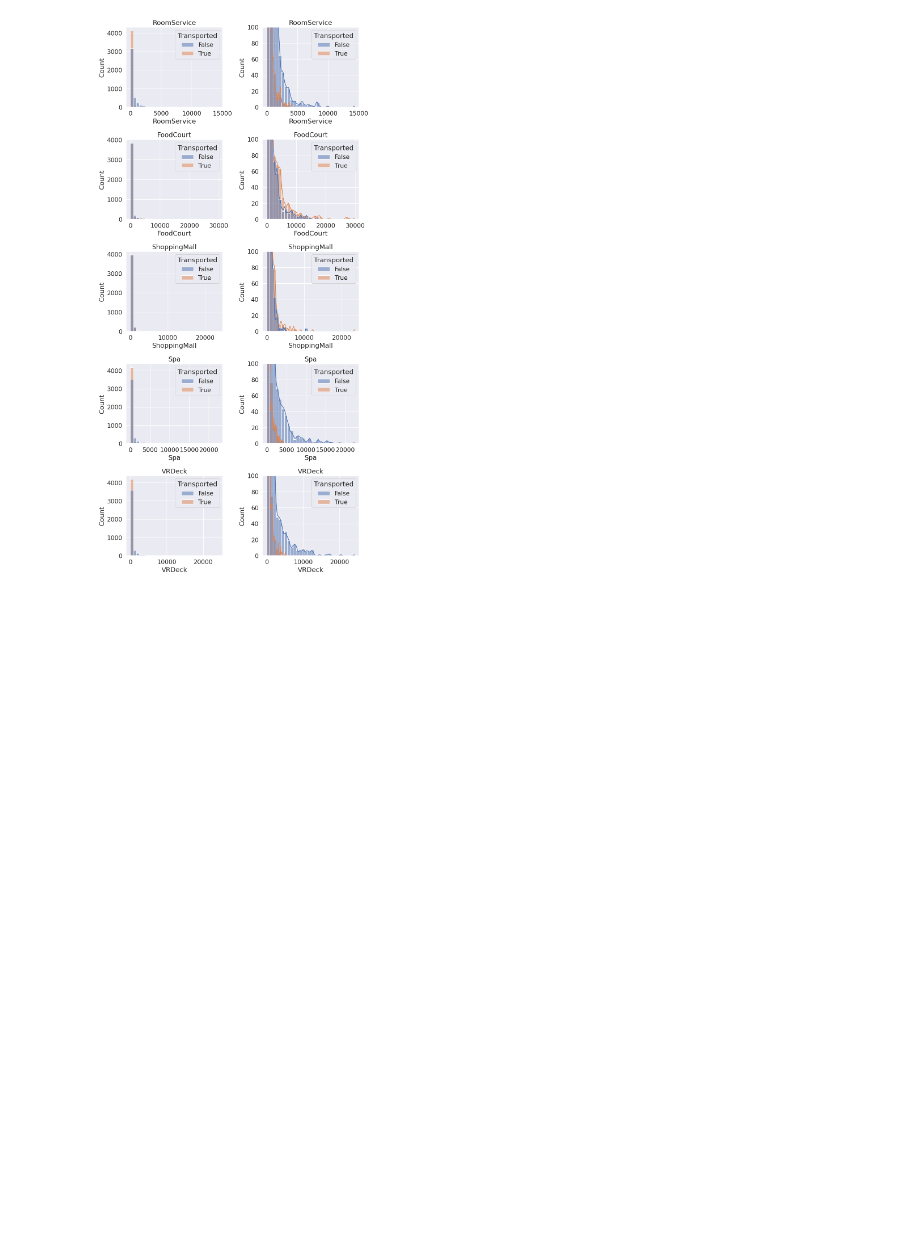
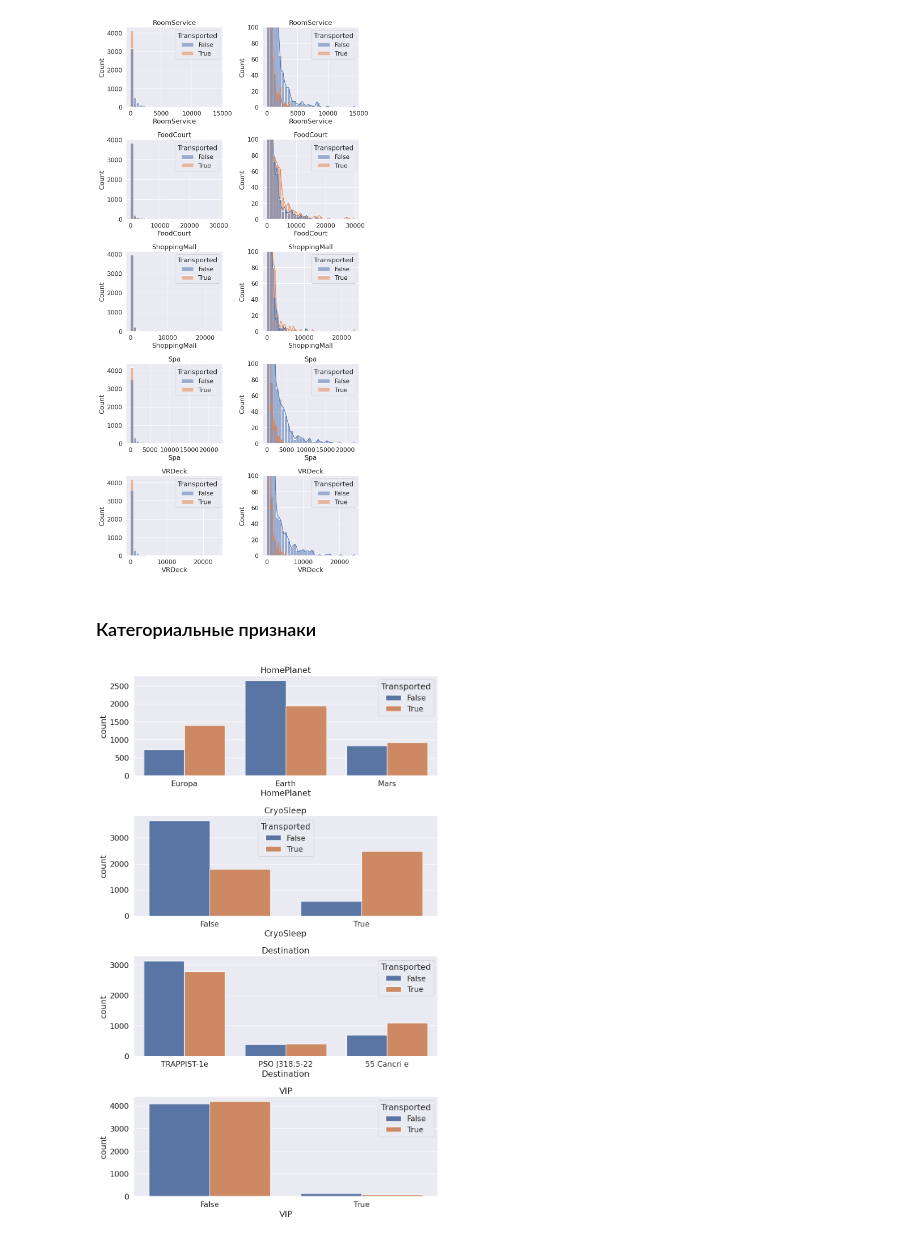
Before and after one commit to juliana-zh/ML, a Jupyter notebook: Spaceship_Titanic.ipynb, the cells around one changed output. Cells and saved outputs as stored; diff of their text form; code cells hidden in the pictures; blank space fills up the shorter version.

```diff
--- a/Spaceship_Titanic.ipynb
+++ b/Spaceship_Titanic.ipynb
@@ -318,3 +318,19 @@ fig.tight_layout()  # Improves appearance a bit
 plt.show()
 # %% [output]
 [figure]
+# %% [markdown]
+### Категориальные признаки
+# %%
+# Categorical features
+cat_feats=['HomePlanet', 'CryoSleep', 'Destination', 'VIP']
+
+# Plot categorical features
+fig=plt.figure(figsize=(10,16))
+for i, var_name in enumerate(cat_feats):
+    ax=fig.add_subplot(4,1,i+1)
+    sns.countplot(data=train, x=var_name, axes=ax, hue='Transported')
+    ax.set_title(var_name)
+fig.tight_layout()  # Improves appearance a bit
+plt.show()
+# %% [output]
+[figure, added]
```
Also changed, not shown: parts of 14 cells of this notebook.
